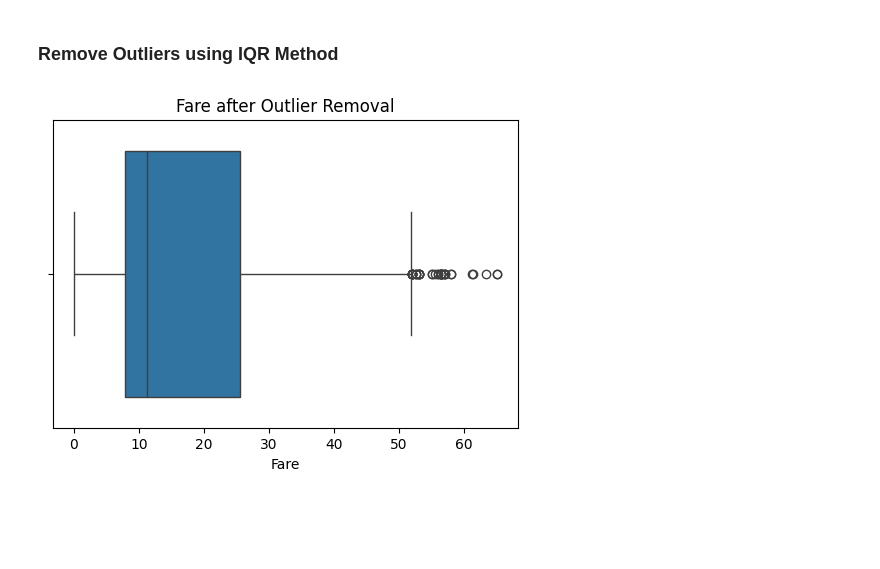
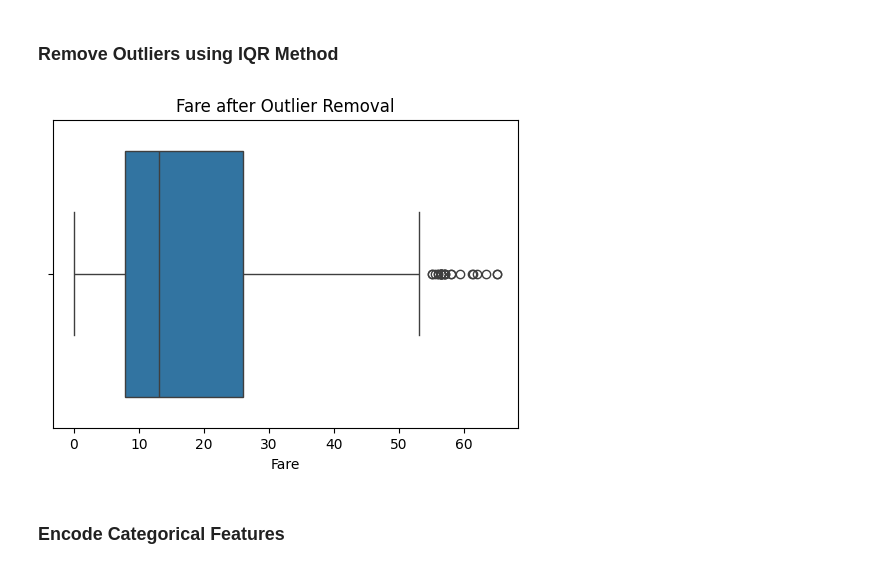
Before and after one commit to Shibu09-tech/AI-ML-Projects-and-Notes, a Jupyter notebook: Lab3_Data_Cleaning_and_Preprocessing_Techniques/notebook.ipynb, the cells around one changed output. Saved outputs shown, nothing was run; the diff lists cells and outputs as text; code cells hidden in the pictures; blank space fills up the shorter version.

```diff
--- a/Lab3_Data_Cleaning_and_Preprocessing_Techniques/notebook.ipynb
+++ b/Lab3_Data_Cleaning_and_Preprocessing_Techniques/notebook.ipynb
@@ -192,7 +192,7 @@ IQR = Q3 - Q1
 lower_limit = Q1 - 1.5 * IQR
 upper_limit = Q3 + 1.5 * IQR
 
-df = df[
+data = df[
     (df['Fare'] >= lower_limit) &
     (df['Fare'] <= upper_limit)
 ]
@@ -213,10 +199,12 @@ df = df[
 # %%
 plt.figure(figsize=(6,4))
 
-sns.boxplot(x=df['Fare'])
+sns.boxplot(x=data['Fare'])
 
 plt.title('Fare after Outlier Removal')
 
 plt.show()
 # %% [output]
-[figure, old version]
+[figure, new version]
+# %% [markdown]
+### **Encode Categorical Features**
```
Also changed, not shown: parts of 12 cells of this notebook.
